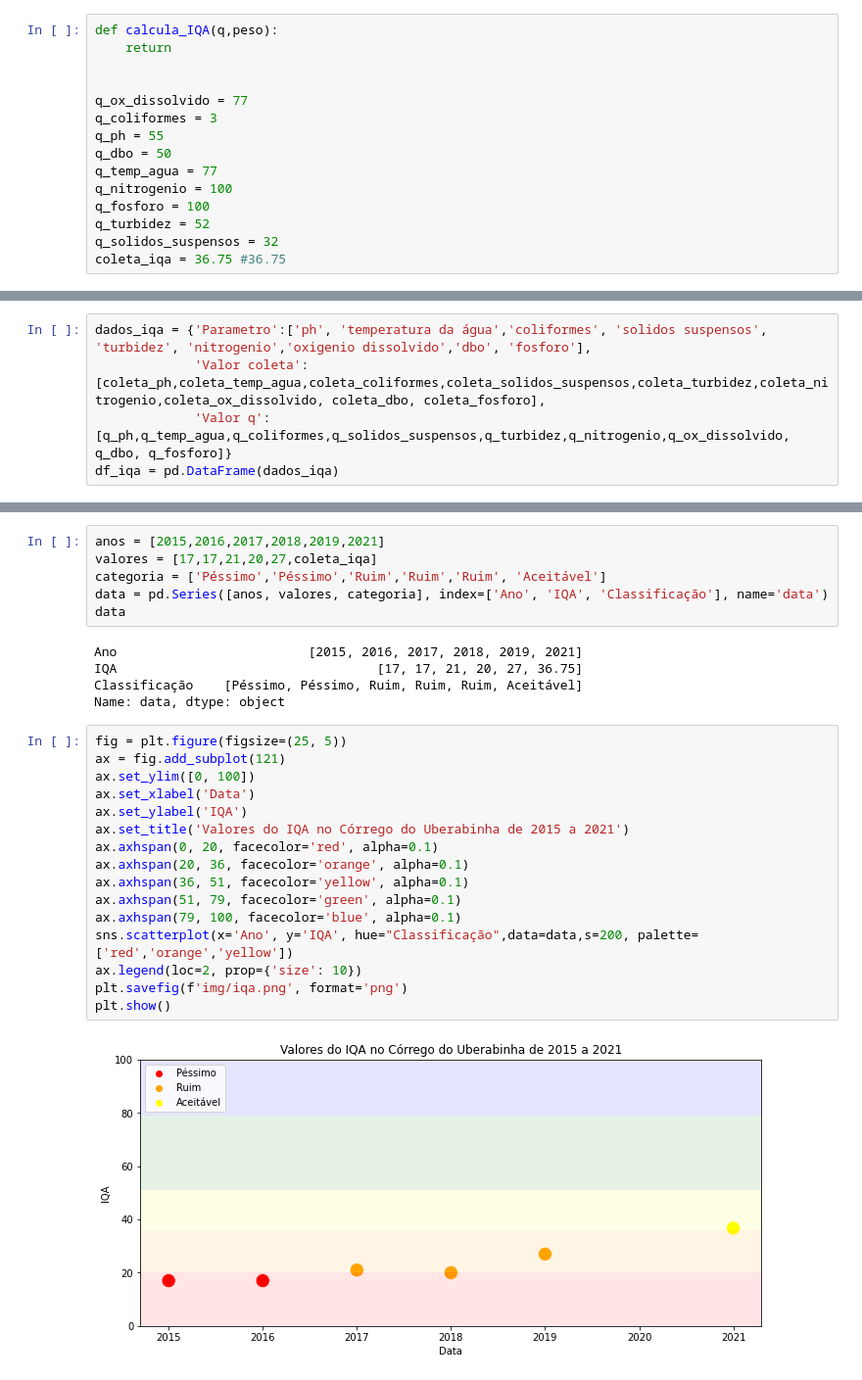
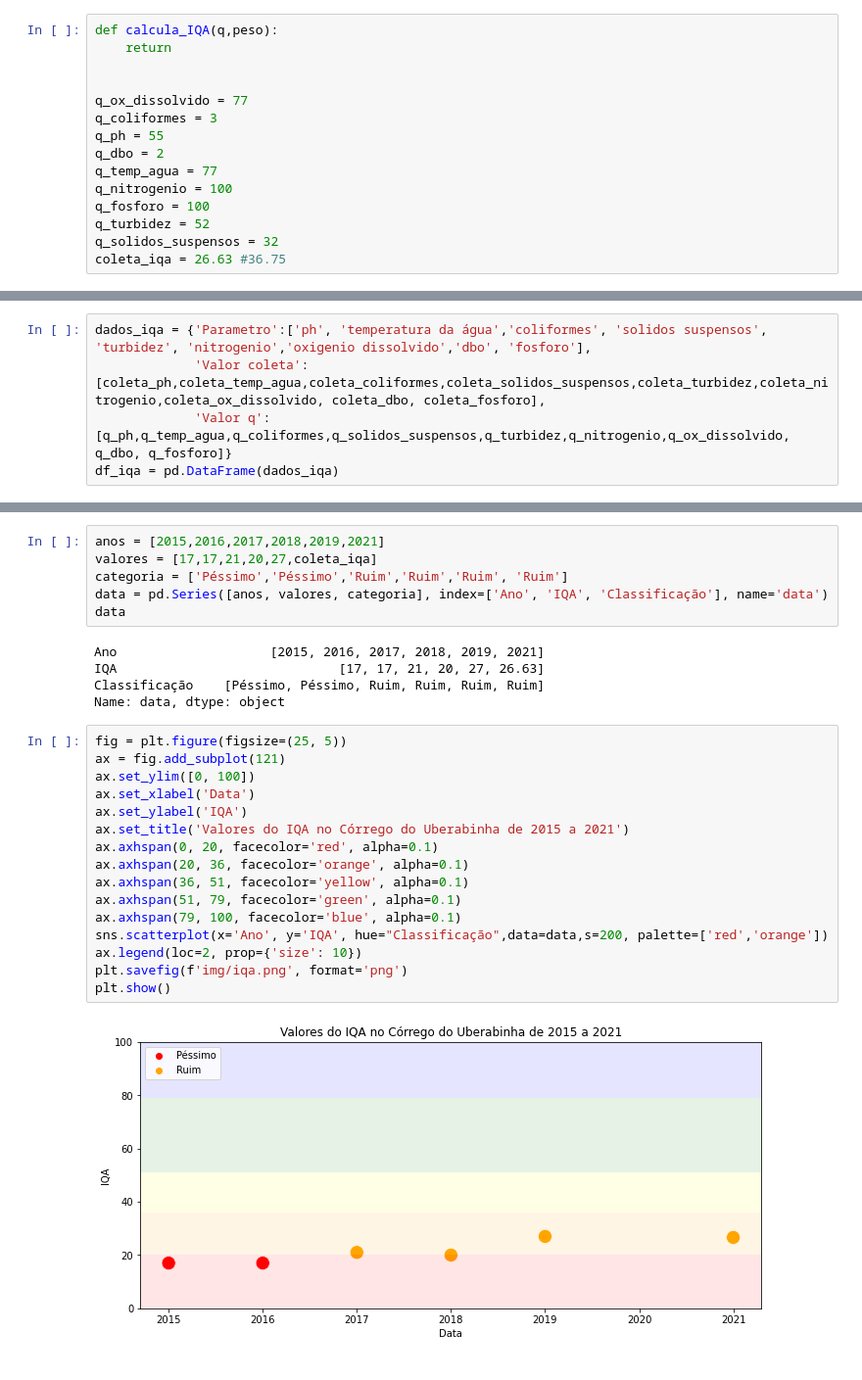
Before and after one commit to leonardodma/p3-qta, a Jupyter notebook: graficos.ipynb, the cells around one changed output, grey strips where cells are left out. Shown at 98% size. Saved outputs shown, nothing was run; the diff lists cells and outputs as text.

```diff
--- a/graficos.ipynb
+++ b/graficos.ipynb
@@ -141,13 +143,13 @@ def calcula_IQA(q,peso):
 q_ox_dissolvido = 77
 q_coliformes = 3
 q_ph = 55
-q_dbo = 50
+q_dbo = 2
 q_temp_agua = 77
 q_nitrogenio = 100
 q_fosforo = 100
 q_turbidez = 52
 q_solidos_suspensos = 32
-coleta_iqa = 36.75 #36.75
+coleta_iqa = 26.63 #36.75
 # %%
 q_ox_dissolvido
 # %% [output]
@@ -185,29 +187,29 @@ df_iqa_anos
 # %%
 anos = [2015,2016,2017,2018,2019,2021]
 valores = [17,17,21,20,27,coleta_iqa]
-categoria = ['Péssimo','Péssimo','Ruim','Ruim','Ruim', 'Aceitável']
+categoria = ['Péssimo','Péssimo','Ruim','Ruim','Ruim', 'Ruim']
 data = pd.Series([anos, valores, categoria], index=['Ano', 'IQA', 'Classificação'], name='data')
 data
 # %% [output]
-Ano                         [2015, 2016, 2017, 2018, 2019, 2021]
-IQA                                  [17, 17, 21, 20, 27, 36.75]
-Classificação    [Péssimo, Péssimo, Ruim, Ruim, Ruim, Aceitável]
+Ano                    [2015, 2016, 2017, 2018, 2019, 2021]
+IQA                             [17, 17, 21, 20, 27, 26.63]
+Classificação    [Péssimo, Péssimo, Ruim, Ruim, Ruim, Ruim]
 Name: data, dtype: object
 # %%
 fig = plt.figure(figsize=(25, 5))
 ax = fig.add_subplot(121)
 ax.set_ylim([0, 100])
 ax.set_xlabel('Data')
 ax.set_ylabel('IQA')
 ax.set_title('Valores do IQA no Córrego do Uberabinha de 2015 a 2021')
 ax.axhspan(0, 20, facecolor='red', alpha=0.1)
 ax.axhspan(20, 36, facecolor='orange', alpha=0.1)
 ax.axhspan(36, 51, facecolor='yellow', alpha=0.1)
 ax.axhspan(51, 79, facecolor='green', alpha=0.1)
 ax.axhspan(79, 100, facecolor='blue', alpha=0.1)
-sns.scatterplot(x='Ano', y='IQA', hue="Classificação",data=data,s=200, palette=['red','orange','yellow'])
+sns.scatterplot(x='Ano', y='IQA', hue="Classificação",data=data,s=200, palette=['red','orange'])
 ax.legend(loc=2, prop={'size': 10})
 plt.savefig(f'img/iqa.png', format='png')
 plt.show()
 # %% [output]
-[figure, old version]
+[figure, new version]
```
Also changed, not shown: parts of 5 cells of this notebook, 11 other files.
